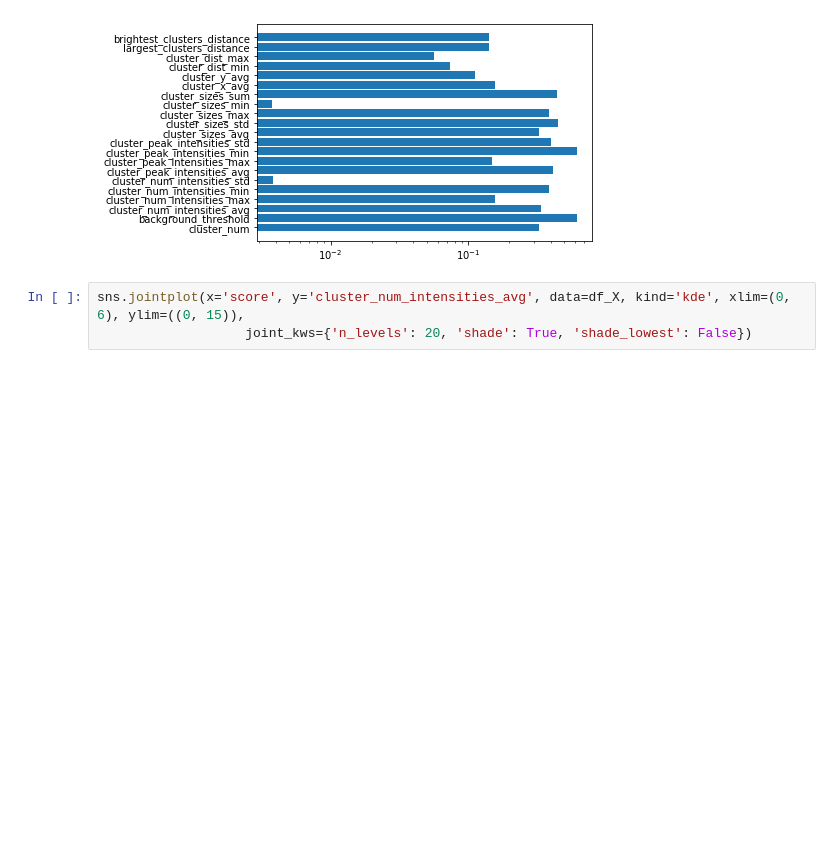
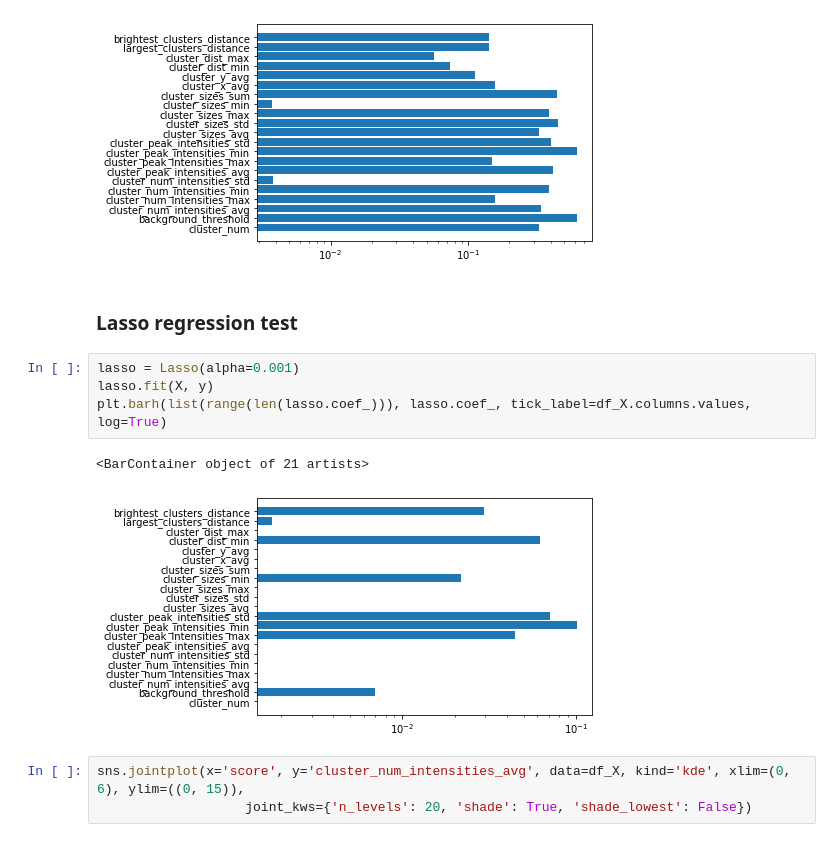
Before and after one commit to Simeonedef/Galaxy-Image-Gen, a Jupyter notebook: Notebooks/feature_selection.ipynb, the cells around one changed output. Saved outputs shown, nothing was run; the diff lists cells and outputs as text; blank space fills up the shorter version.

```diff
--- a/Notebooks/feature_selection.ipynb
+++ b/Notebooks/feature_selection.ipynb
@@ -230,6 +229,15 @@ plt.barh(list(range(mi.shape[0])), mi, tick_label=df_X.columns[:-1].values, log=
 # %% [output]
 <BarContainer object of 21 artists>
 [figure]
+# %% [markdown]
+### Lasso regression test
+# %%
+lasso = Lasso(alpha=0.001)
+lasso.fit(X, y)
+plt.barh(list(range(len(lasso.coef_))), lasso.coef_, tick_label=df_X.columns.values, log=True)
+# %% [output]
+<BarContainer object of 21 artists>
+[figure, added]
 # %%
 sns.jointplot(x='score', y='cluster_num_intensities_avg', data=df_X, kind='kde', xlim=(0, 6), ylim=((0, 15)),
                    joint_kws={'n_levels': 20, 'shade': True, 'shade_lowest': False})
```
Also changed, not shown: parts of 2 cells of this notebook, 1 other file.
